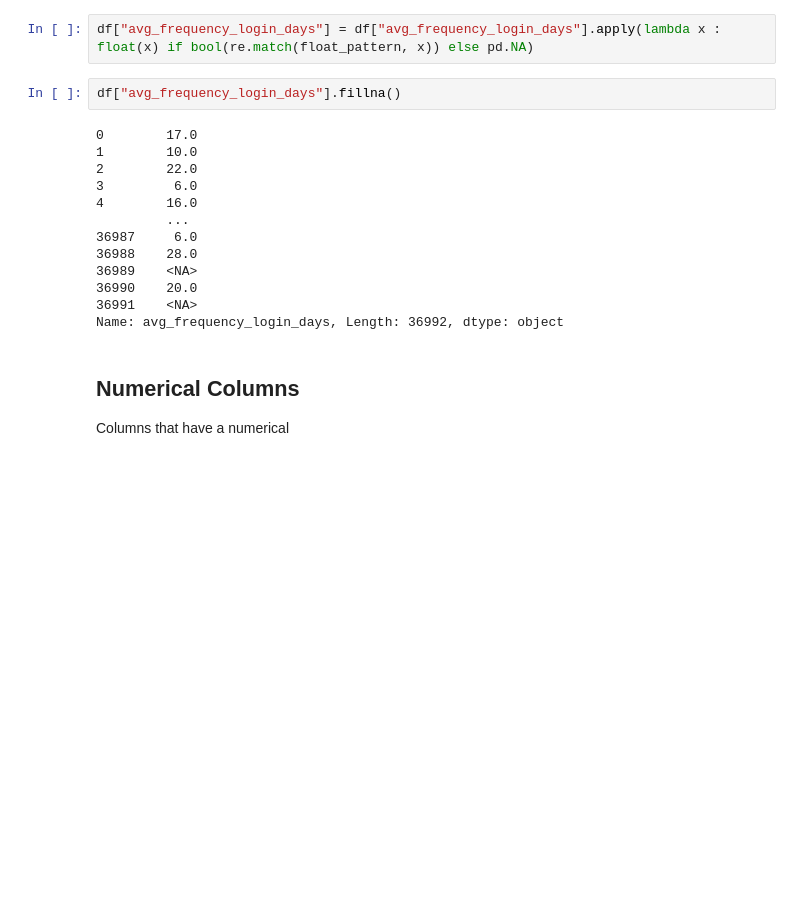
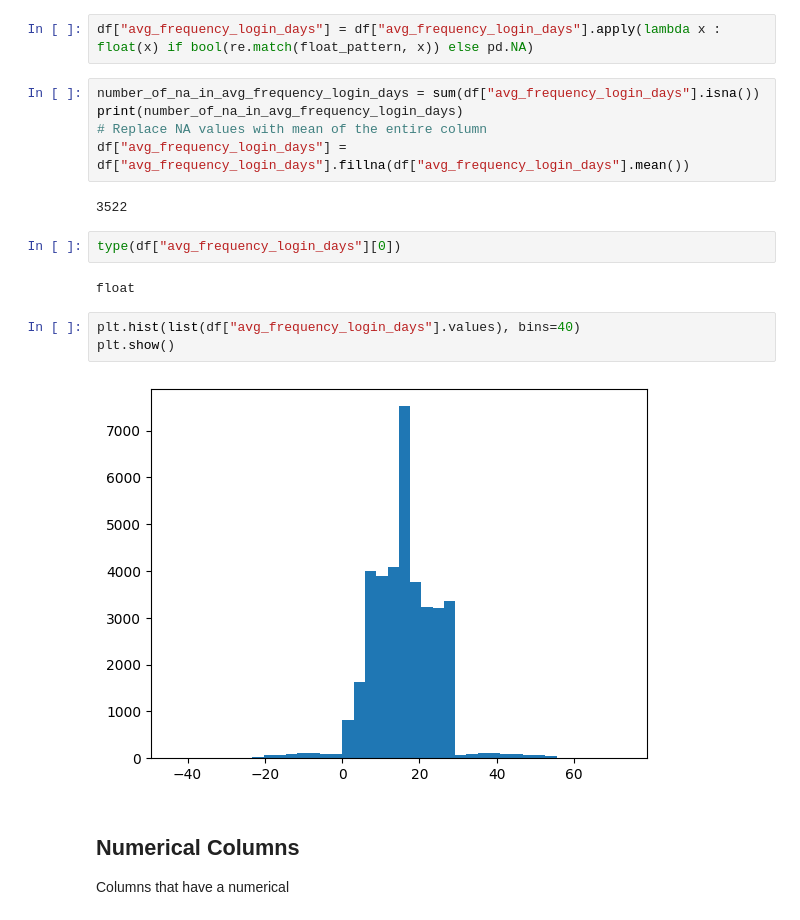
Before and after one commit to aviraljain99/customer-churn-analysis, a Jupyter notebook: dataset_eda.ipynb, the cells around one changed output. Saved outputs shown, nothing was run; the diff lists cells and outputs as text; blank space fills up the shorter version.

```diff
--- a/dataset_eda.ipynb
+++ b/dataset_eda.ipynb
@@ -128,20 +123,21 @@ True
 # %%
 df["avg_frequency_login_days"] = df["avg_frequency_login_days"].apply(lambda x : float(x) if bool(re.match(float_pattern, x)) else pd.NA)
 # %%
-df["avg_frequency_login_days"].fillna()
+number_of_na_in_avg_frequency_login_days = sum(df["avg_frequency_login_days"].isna())
+print(number_of_na_in_avg_frequency_login_days)
+# Replace NA values with mean of the entire column
+df["avg_frequency_login_days"] = df["avg_frequency_login_days"].fillna(df["avg_frequency_login_days"].mean())
 # %% [output]
-0        17.0
-1        10.0
-2        22.0
-3         6.0
-4        16.0
-         ...
-36987     6.0
-36988    28.0
-36989    <NA>
-36990    20.0
-36991    <NA>
-Name: avg_frequency_login_days, Length: 36992, dtype: object
+3522
+# %%
+type(df["avg_frequency_login_days"][0])
+# %% [output]
+float
+# %%
+plt.hist(list(df["avg_frequency_login_days"].values), bins=40)
+plt.show()
+# %% [output]
+[figure, added]
 # %% [markdown]
 ## Numerical Columns
 
```
Also changed, not shown: parts of 29 cells of this notebook.
